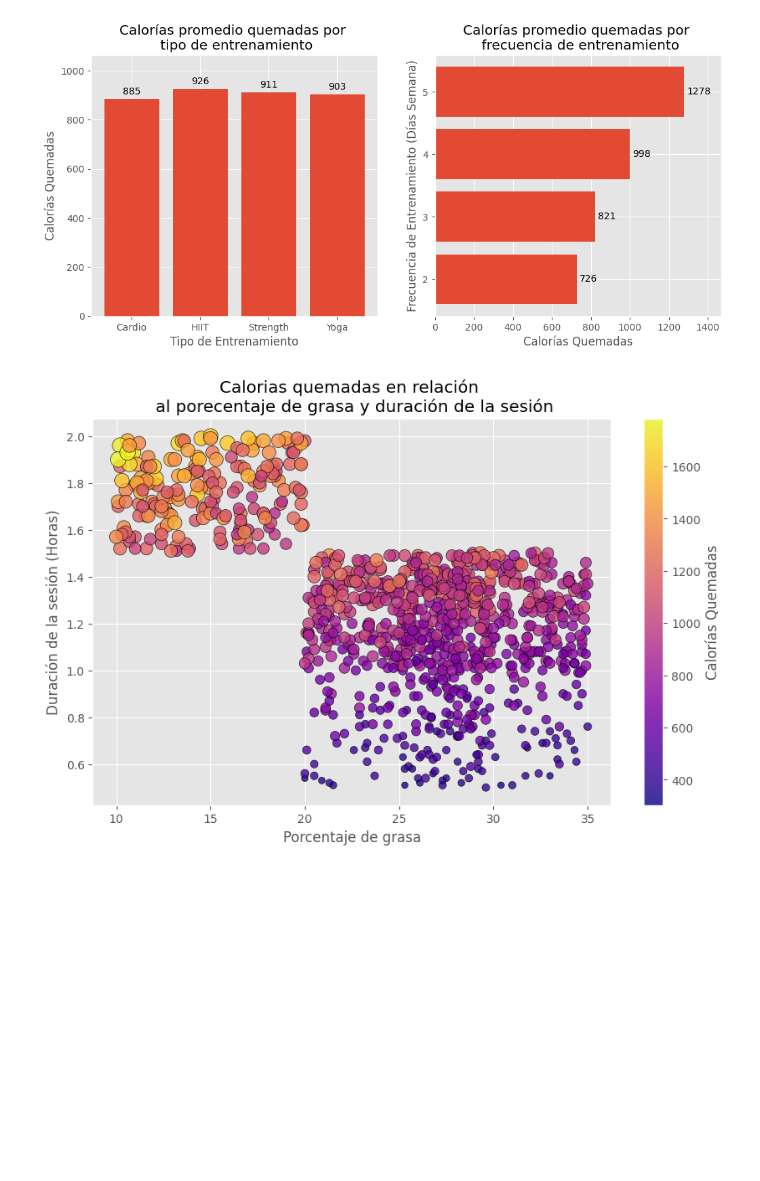
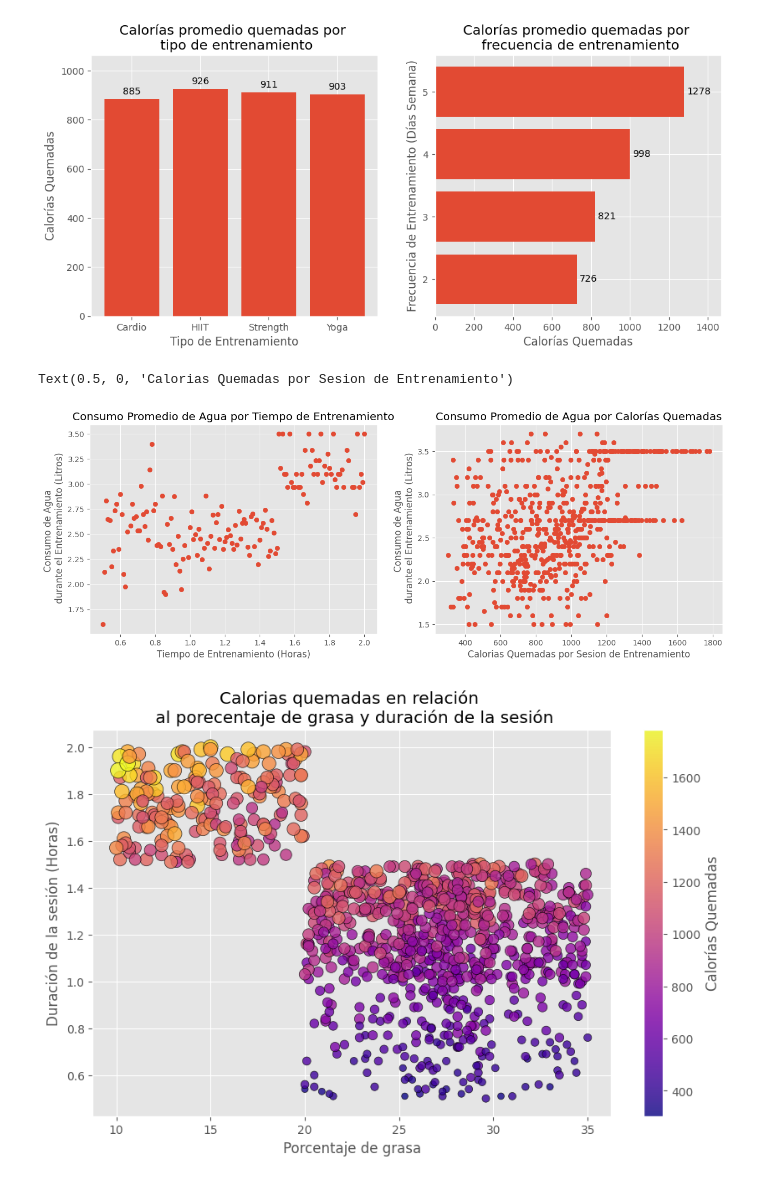
Before and after one commit to NicolasRamosB14/Analisis_Exploratorio_de_Datos_Python, a Jupyter notebook: Gym_Members_Exercise.ipynb, the cells around one changed output. Saved outputs shown, nothing was run; the diff lists cells and outputs as text; code cells hidden in the pictures; blank space fills up the shorter version.

```diff
--- a/Gym_Members_Exercise.ipynb
+++ b/Gym_Members_Exercise.ipynb
@@ -455,6 +429,36 @@ axs[1].set_xlim(0, cal_by_freq.max() * 1.15)
 # %% [output]
 (0.0, 1469.2039215686273)
 [figure]
+# %%
+fig, ax = plt.subplots(1,2, figsize=(15, 5))
+
+# Datos originales
+fat_water = df.groupby('Session_Duration (hours)')['Water_Intake (liters)'].mean()
+x = fat_water.index
+y = fat_water.values
+
+# Grafico de dispersión para el consumo de agua promedio por tiempo de entrenamiento
+ax[0].scatter(x,y)
+
+# Titulo de grafico y ejes
+ax[0].set_title('Consumo Promedio de Agua por Tiempo de Entrenamiento')
+ax[0].set_ylabel('Consumo de Agua \n durante el Entrenamiento (Litros)')
+ax[0].set_xlabel('Tiempo de Entrenamiento (Horas)')
+
+calories_water = df.groupby('Calories_Burned')['Water_Intake (liters)'].mean()
+x2 = calories_water.index
+y2 = calories_water.values
+
+# Grafico de dispersión para el
+ax[1].scatter(x2,y2)
+
+# Titulo de grafico y ejes
+ax[1].set_title('Consumo Promedio de Agua por Calorías Quemadas')
+ax[1].set_ylabel('Consumo de Agua \n durante el Entrenamiento (Litros)')
+ax[1].set_xlabel('Calorias Quemadas por Sesion de Entrenamiento')
+# %% [output]
+Text(0.5, 0, 'Calorias Quemadas por Sesion de Entrenamiento')
+[figure, added]
 # %%
 fig, ax = plt.subplots()
 
```
Also changed, not shown: parts of 8 cells of this notebook.
